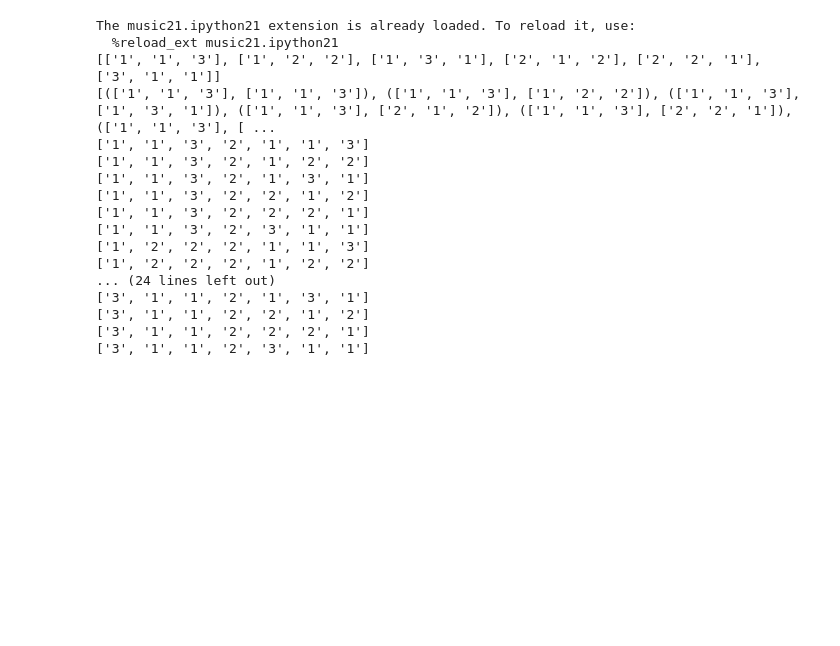
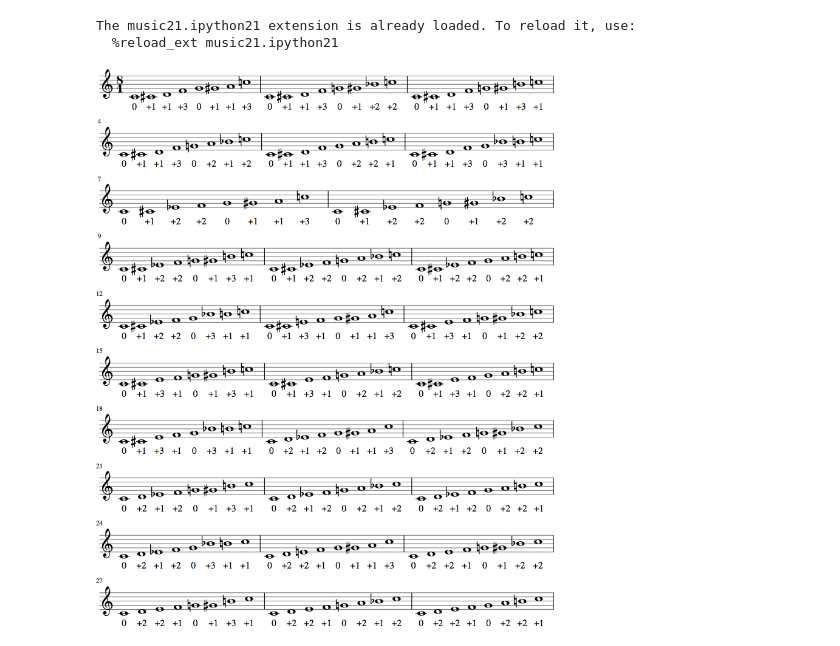
Before and after one commit to KoSv/schillinger, a Jupyter notebook: tetrachords.ipynb, the cells around one changed output. Cells and saved outputs as stored; diff of their text form; code cells hidden in the pictures; blank space fills up the shorter version.

```diff
--- a/tetrachords.ipynb
+++ b/tetrachords.ipynb
@@ -47,48 +47,38 @@ def showNotes(notes):
     s.insert(0, part)
     #s.insert(0, part)
 
     return s
 
 
 p = list(itertools.permutations([1, 2, 3]))
 #print(p)
 
 ### product (tetrahords)
 tetrachord_combinations = []
 for digits in itertools.product('123', repeat=3):
     if sum(map(int, digits)) == 5:
         tetrachord_combinations.append(list(digits))
-print((tetrachord_combinations))
+
 
 ## tetrachord to scala
 two_tetracords = list(itertools.product(tetrachord_combinations, repeat=2))
-print(two_tetracords)
+
 all_scales = []
 for i, o in enumerate(two_tetracords):
     a = list(itertools.chain(two_tetracords[i][0],two_tetracords[i][1]))
     a.insert(3, '2') ## insert a whole tone
     all_scales.append(a)
-
+'''
+print(two_tetracords)
+print((tetrachord_combinations))
 for scala in all_scales:
     print(scala)
+'''
+
 
 s = showNotes(all_scales)
 s.show()
 # %% [output]
 The music21.ipython21 extension is already loaded. To reload it, use:
   %reload_ext music21.ipython21
-[['1', '1', '3'], ['1', '2', '2'], ['1', '3', '1'], ['2', '1', '2'], ['2', '2', '1'], ['3', '1', '1']]
-[(['1', '1', '3'], ['1', '1', '3']), (['1', '1', '3'], ['1', '2', '2']), (['1', '1', '3'], ['1', '3', '1']), (['1', '1', '3'], ['2', '1', '2']), (['1', '1', '3'], ['2', '2', '1']), (['1', '1', '3'], [ ...
-['1', '1', '3', '2', '1', '1', '3']
-['1', '1', '3', '2', '1', '2', '2']
-['1', '1', '3', '2', '1', '3', '1']
-['1', '1', '3', '2', '2', '1', '2']
-['1', '1', '3', '2', '2', '2', '1']
-['1', '1', '3', '2', '3', '1', '1']
-['1', '2', '2', '2', '1', '1', '3']
-['1', '2', '2', '2', '1', '2', '2']
-... (24 lines left out)
-['3', '1', '1', '2', '1', '3', '1']
-['3', '1', '1', '2', '2', '1', '2']
-['3', '1', '1', '2', '2', '2', '1']
-['3', '1', '1', '2', '3', '1', '1']
+[figure, added]
```
